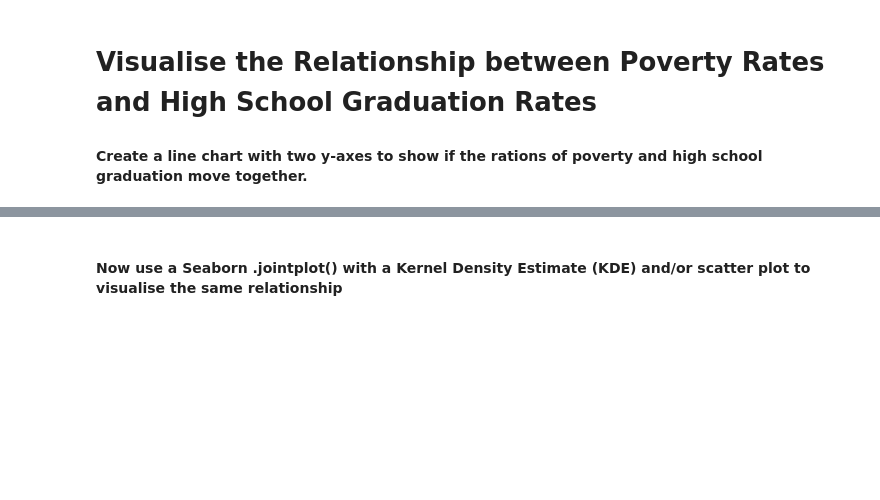
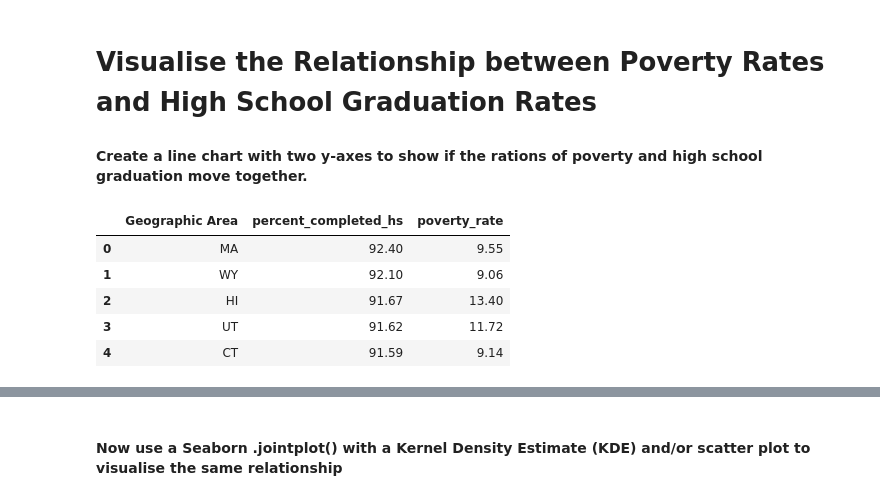
Before and after one commit to Bill-khk/Data-analysis, a Jupyter notebook: FatalForce/Fatal_Force.ipynb, the cells around one changed output, grey strips where cells are left out. Cells and saved outputs as stored; diff of their text form; code cells hidden in the pictures; blank space fills up the shorter version.

```diff
--- a/FatalForce/Fatal_Force.ipynb
+++ b/FatalForce/Fatal_Force.ipynb
@@ -236,3 +227,13 @@ fig2.update_layout(xaxis_title='US states', yaxis_title='HS rate')
 # Visualise the Relationship between Poverty Rates and High School Graduation Rates
 
 #### Create a line chart with two y-axes to show if the rations of poverty and high school graduation move together.
+# %%
+pov_vs_hs = pd.merge(hs_rate_g, state_pov_rate, on='Geographic Area')
+pov_vs_hs.head()
+# %% [output]
+|  | Geographic Area | percent_completed_hs | poverty_rate |
+| 0 | MA | 92.40 | 9.55 |
+| 1 | WY | 92.10 | 9.06 |
+| 2 | HI | 91.67 | 13.40 |
+| 3 | UT | 91.62 | 11.72 |
+| 4 | CT | 91.59 | 9.14 |
```
Also changed, not shown: parts of 7 cells of this notebook.
